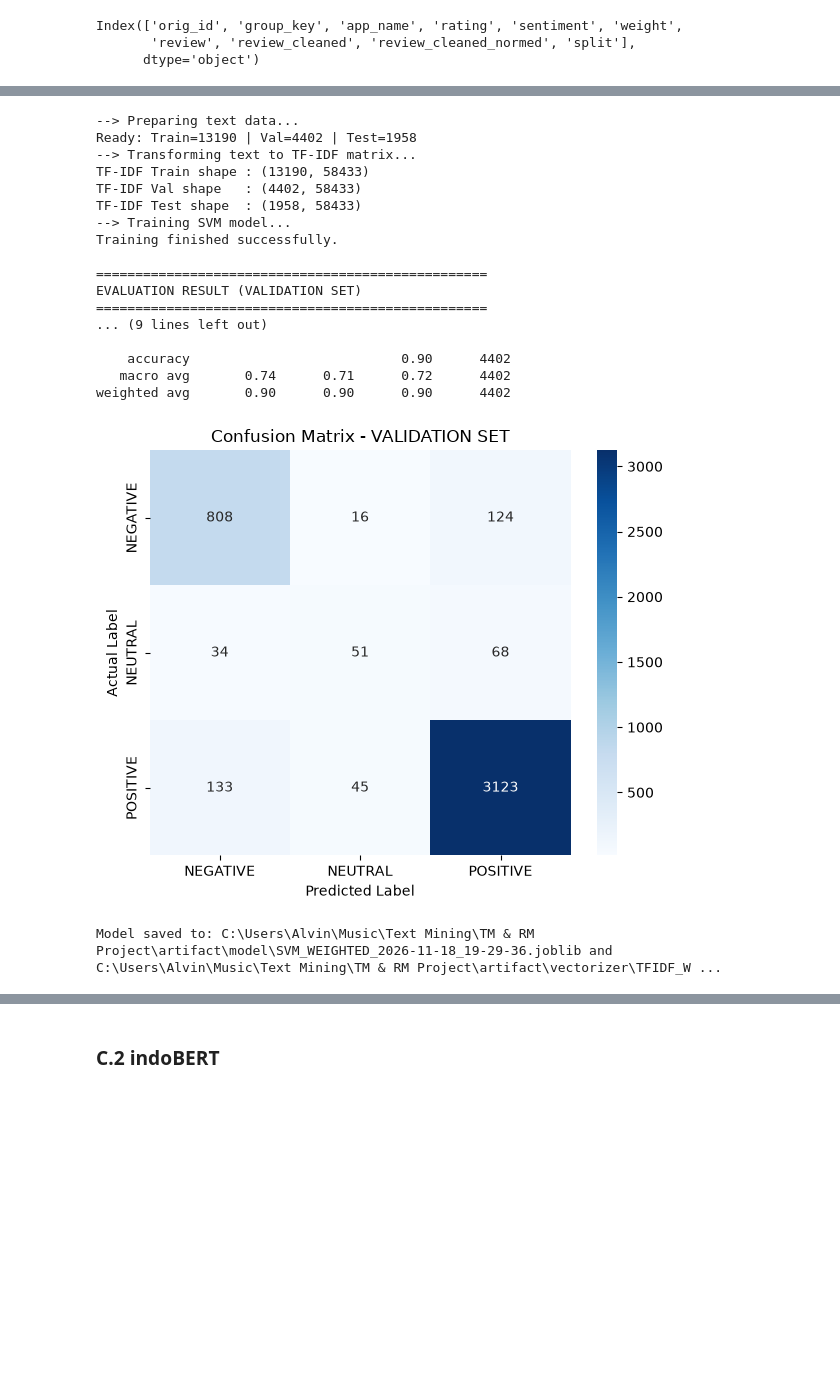
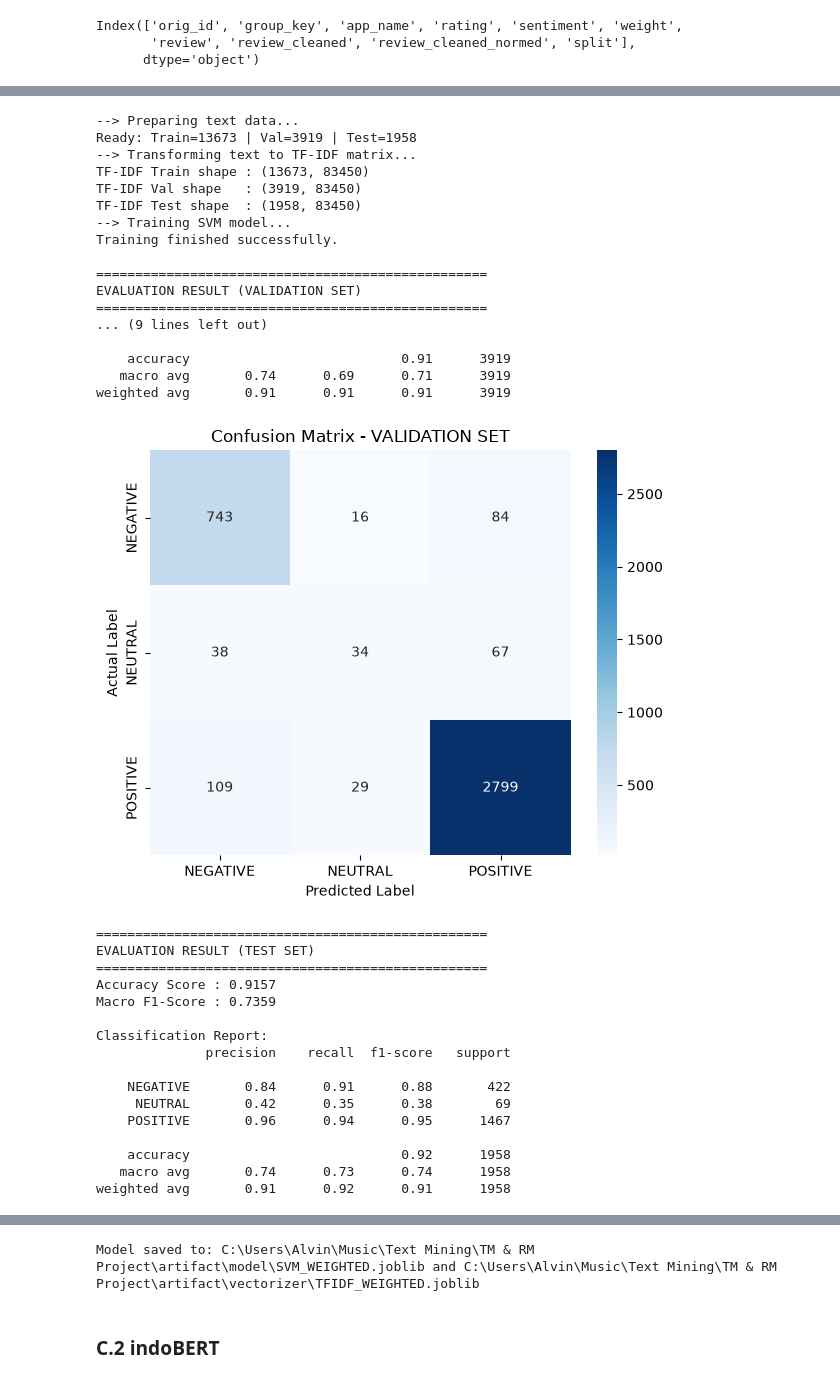
Before and after one commit to AlvinWjy25/telemedicine-sentiment-analysis-MTL, a Jupyter notebook: notebook/EDA.ipynb, the cells around one changed output, grey strips where cells are left out. Drawn from its saved outputs; the diff is of its cells as text; code cells hidden in the pictures; blank space fills up the shorter version.

```diff
--- a/notebook/EDA.ipynb
+++ b/notebook/EDA.ipynb
@@ -1915,7 +2032,7 @@ class TFIDF_SVM_Baseline:
         return list(zip(texts, predictions))
 
     def fit_pipeline(
-        self, model_path=None, vec_path=None, keep_model=False, final=False
+        self, model_path=None, vec_path=None, keep_model=False, final=False,
     ):
         self.prepare_data()
         self.fit_transform_tfidf()
@@ -2053,41 +2236,56 @@ sample_weight_map = {
 }
 
 # 3. Train and evaluate the weighted TF-IDF + SVM pipeline
 pipeline_weighted = TFIDF_SVM_Baseline(
     df_train=train_df,
     df_val=val_df,
     df_test=test_df,
     target_col="sentiment",
     text_col="review_cleaned_normed",
     max_features=100000,
     ngram_range=(1, 2),
     stop_words=None,
     do_preprocess=False,
     weight_col="weight",
-    sample_weight_map=sample_weight_map,
+    sample_weight_map=sample_weight_map
 ).fit_pipeline(
     model_path=SVM_WEIGHTED_DIR,
     vec_path=TFIDF_WEIGHTED_DIR,
     keep_model=True,
-    final=False,
+    final=True,
 )
 # %% [output]
 --> Preparing text data...
-Ready: Train=13190 | Val=4402 | Test=1958
+Ready: Train=13673 | Val=3919 | Test=1958
 --> Transforming text to TF-IDF matrix...
-TF-IDF Train shape : (13190, 58433)
-TF-IDF Val shape   : (4402, 58433)
-TF-IDF Test shape  : (1958, 58433)
+TF-IDF Train shape : (13673, 83450)
+TF-IDF Val shape   : (3919, 83450)
+TF-IDF Test shape  : (1958, 83450)
 --> Training SVM model...
 Training finished successfully.
 
 ==================================================
 EVALUATION RESULT (VALIDATION SET)
 ==================================================
 ... (9 lines left out)
 
-    accuracy                           0.90      4402
-   macro avg       0.74      0.71      0.72      4402
-weighted avg       0.90      0.90      0.90      4402
+    accuracy                           0.91      3919
+   macro avg       0.74      0.69      0.71      3919
+weighted avg       0.91      0.91      0.91      3919
-[figure, old version]
+[figure, new version]
-Model saved to: C:\Users\Alvin\Music\Text Mining\TM & RM Project\artifact\model\SVM_WEIGHTED_2026-11-18_19-29-36.joblib and C:\Users\Alvin\Music\Text Mining\TM & RM Project\artifact\vectorizer\TFIDF_W ...
+==================================================
+EVALUATION RESULT (TEST SET)
+==================================================
+Accuracy Score : 0.9157
+Macro F1-Score : 0.7359
+
+Classification Report:
+              precision    recall  f1-score   support
+
+    NEGATIVE       0.84      0.91      0.88       422
+     NEUTRAL       0.42      0.35      0.38        69
+    POSITIVE       0.96      0.94      0.95      1467
+
+    accuracy                           0.92      1958
+   macro avg       0.74      0.73      0.74      1958
+weighted avg       0.91      0.92      0.91      1958
@@ -2094,3 +2293,4 @@ Model saved to: C:\Users\Alvin\Music\Text Mining\TM & RM Project\artifact\model\
+Model saved to: C:\Users\Alvin\Music\Text Mining\TM & RM Project\artifact\model\SVM_WEIGHTED.joblib and C:\Users\Alvin\Music\Text Mining\TM & RM Project\artifact\vectorizer\TFIDF_WEIGHTED.joblib
 # %% [markdown]
 ### C.2 indoBERT
 # %%
```
Also changed, not shown: parts of 45 cells of this notebook.
